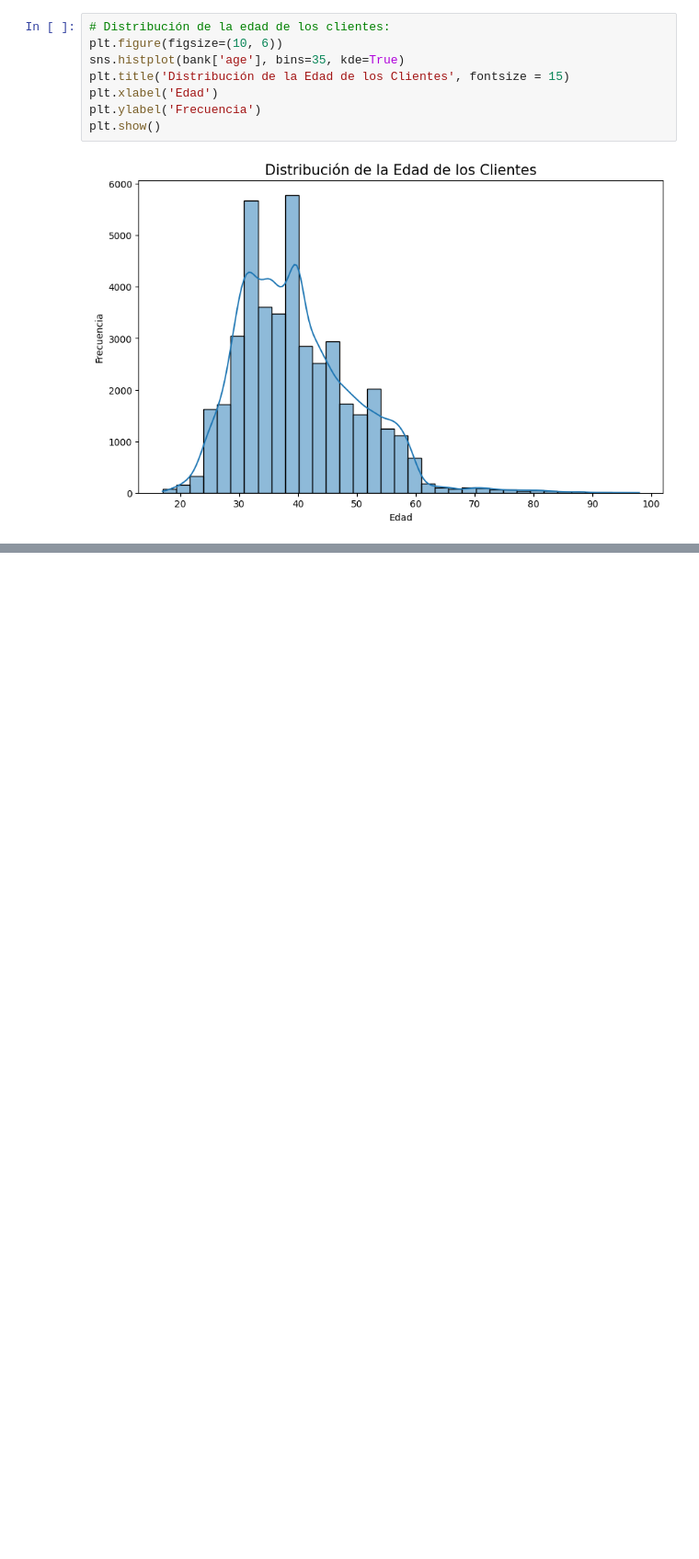
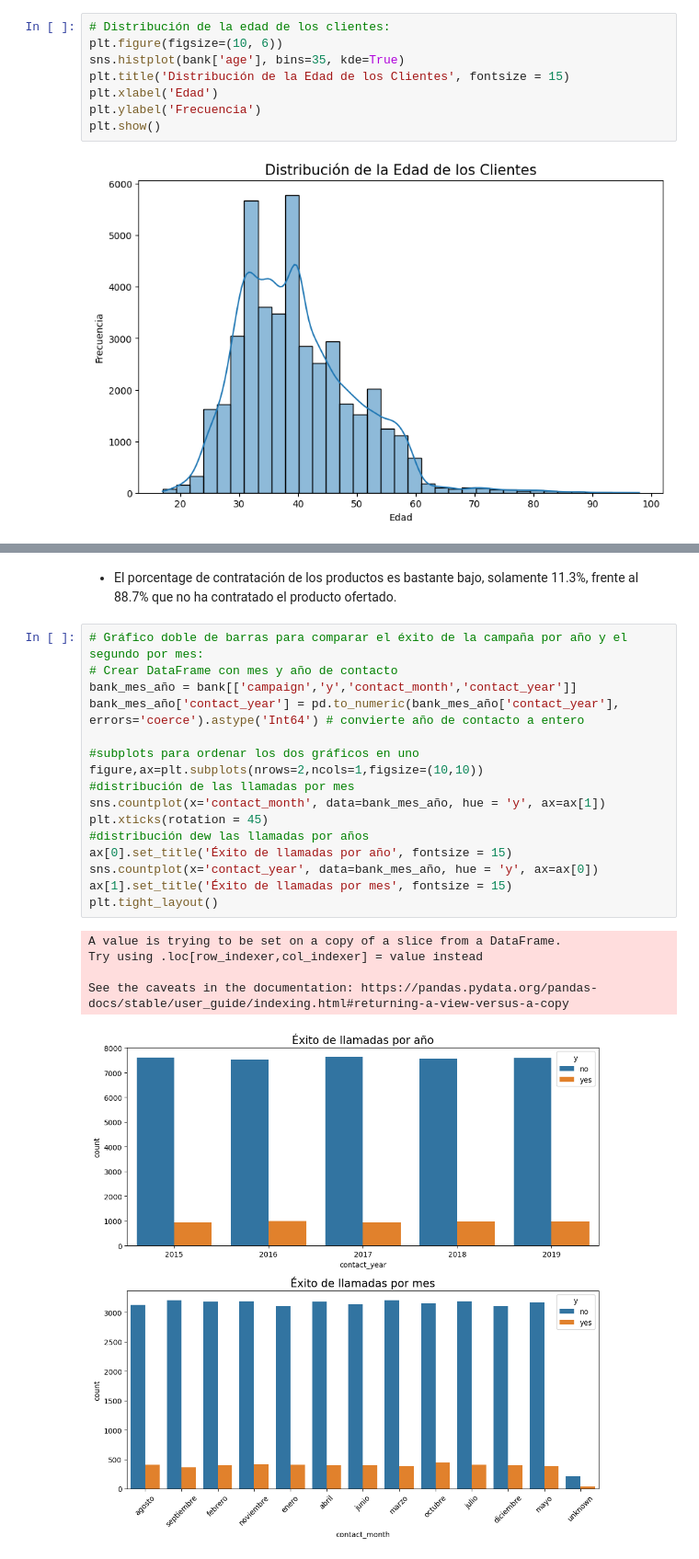
Before and after one commit to MarionaCarreras/Proyecto_PythonforData, a Jupyter notebook: EDA_bank.ipynb, the cells around one changed output, grey strips where cells are left out. Shown at 92% size. Saved outputs shown, nothing was run; the diff lists cells and outputs as text; blank space fills up the shorter version.

```diff
--- a/EDA_bank.ipynb
+++ b/EDA_bank.ipynb
@@ -1081,0 +1200,24 @@ Campañas Enfocadas en Ocupación: Considerar estrategias específicas para los
+# %% [markdown]
+- El porcentage de contratación de los productos es bastante bajo, solamente 11.3%, frente al 88.7% que no ha contratado el producto ofertado.
+# %%
+# Gráfico doble de barras para comparar el éxito de la campaña por año y el segundo por mes:
+# Crear DataFrame con mes y año de contacto
+bank_mes_año = bank[['campaign','y','contact_month','contact_year']]
+bank_mes_año['contact_year'] = pd.to_numeric(bank_mes_año['contact_year'], errors='coerce').astype('Int64') # convierte año de contacto a entero
+
+#subplots para ordenar los dos gráficos en uno
+figure,ax=plt.subplots(nrows=2,ncols=1,figsize=(10,10))
+#distribución de las llamadas por mes
+sns.countplot(x='contact_month', data=bank_mes_año, hue = 'y', ax=ax[1])
+plt.xticks(rotation = 45)
+#distribución dew las llamadas por años
+ax[0].set_title('Éxito de llamadas por año', fontsize = 15)
+sns.countplot(x='contact_year', data=bank_mes_año, hue = 'y', ax=ax[0])
+ax[1].set_title('Éxito de llamadas por mes', fontsize = 15)
+plt.tight_layout()
+# %% [output]
+A value is trying to be set on a copy of a slice from a DataFrame.
+Try using .loc[row_indexer,col_indexer] = value instead
+
+See the caveats in the documentation: https://pandas.pydata.org/pandas-docs/stable/user_guide/indexing.html#returning-a-view-versus-a-copy
+[figure, added]
```
Also changed, not shown: parts of 22 cells of this notebook, 3 other files.
